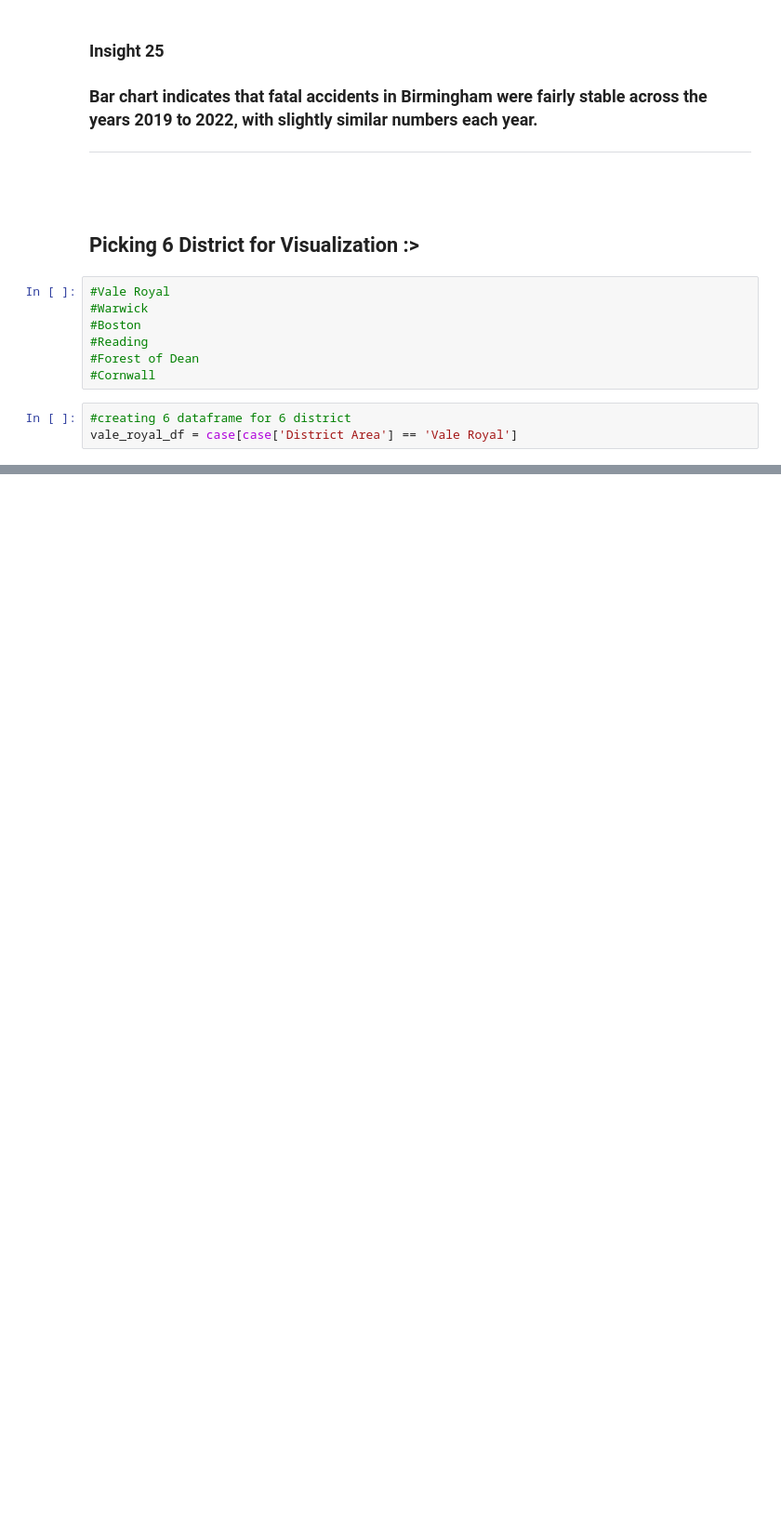
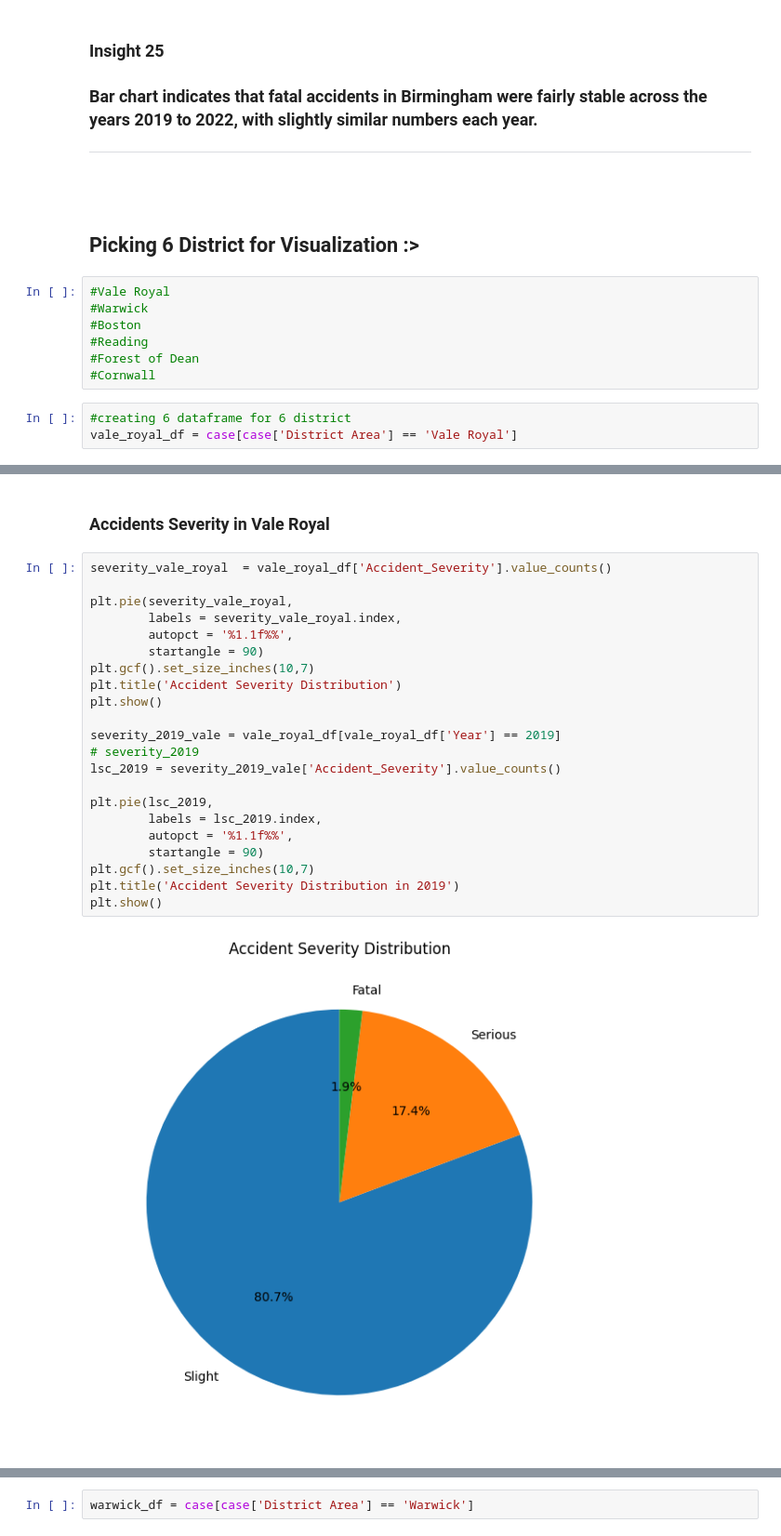
Before and after one commit to lance-05/ELEC303-DATA-ANALYTICS-AGON, a Jupyter notebook: activity_2.ipynb, the cells around one changed output, grey strips where cells are left out. Shown at 93% size. Cells and saved outputs as stored; diff of their text form; blank space fills up the shorter version.

```diff
--- a/activity_2.ipynb
+++ b/activity_2.ipynb
@@ -662,0 +687,26 @@ plt.show()
+# %% [markdown]
+<h3>Accidents Severity in Vale Royal</h3>
+# %%
+severity_vale_royal  = vale_royal_df['Accident_Severity'].value_counts()
+
+plt.pie(severity_vale_royal,
+        labels = severity_vale_royal.index,
+        autopct = '%1.1f%%',
+        startangle = 90)
+plt.gcf().set_size_inches(10,7)
+plt.title('Accident Severity Distribution')
+plt.show()
+
+severity_2019_vale = vale_royal_df[vale_royal_df['Year'] == 2019]
+# severity_2019
+lsc_2019 = severity_2019_vale['Accident_Severity'].value_counts()
+
+plt.pie(lsc_2019,
+        labels = lsc_2019.index,
+        autopct = '%1.1f%%',
+        startangle = 90)
+plt.gcf().set_size_inches(10,7)
+plt.title('Accident Severity Distribution in 2019')
+plt.show()
+# %% [output]
+[figure, added]
@@ -662,0 +714,2 @@ plt.show()
+# %%
+warwick_df = case[case['District Area'] == 'Warwick']
```
Also changed, not shown: parts of 7 cells of this notebook.
